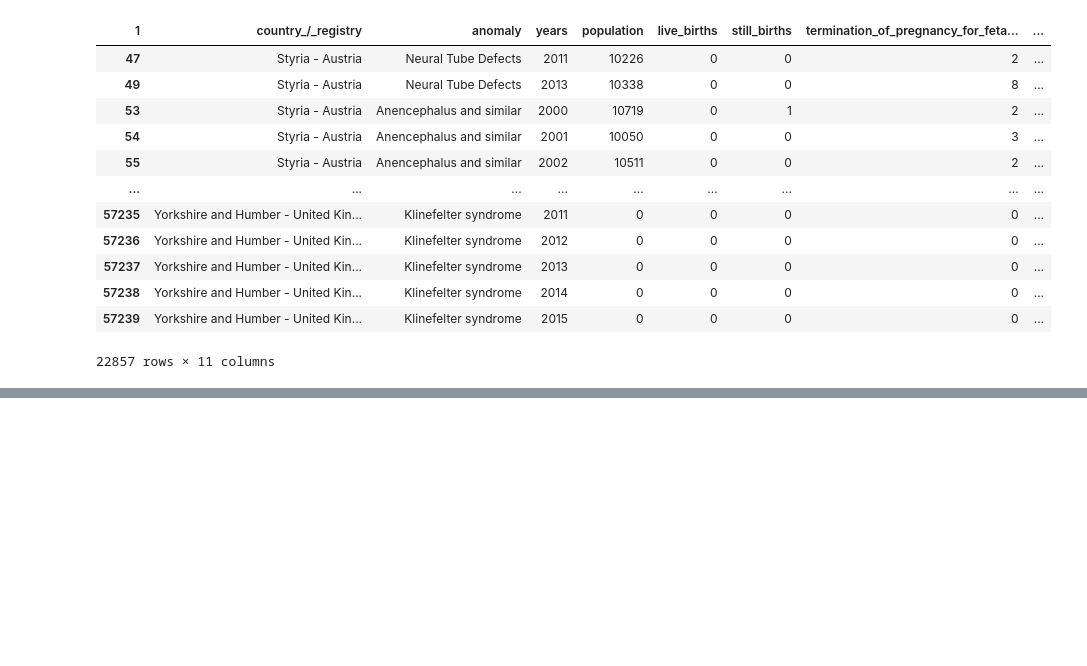
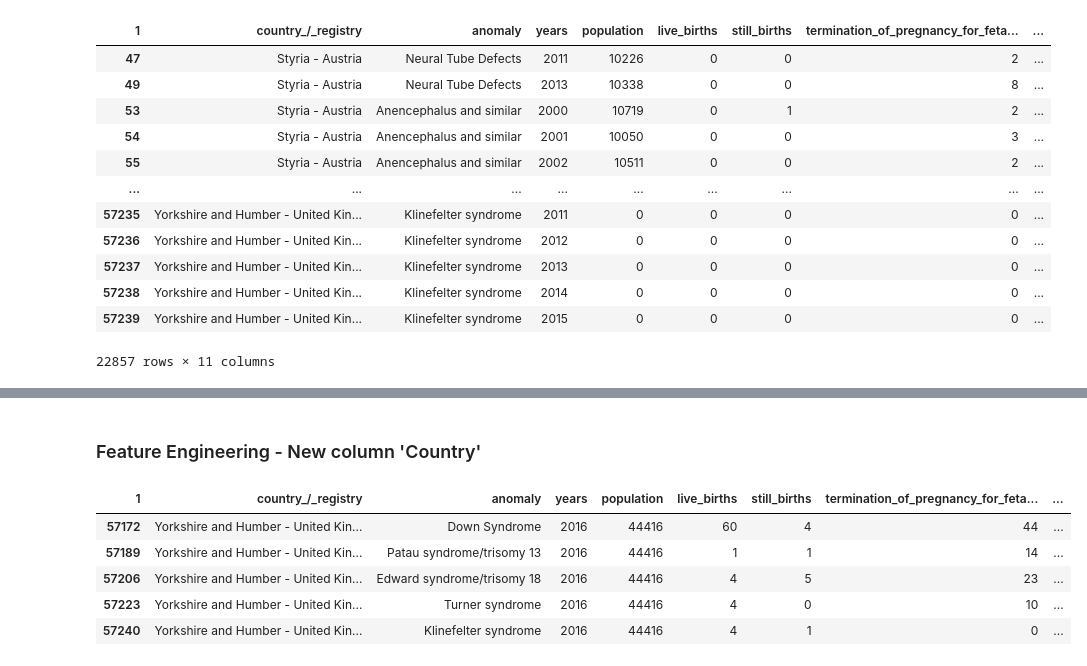
Before and after one commit to dayosango/eu_congenital_anomalies, a Jupyter notebook: Data_cleansing.ipynb, the cells around one changed output, grey strips where cells are left out. Cells and saved outputs as stored; diff of their text form; code cells hidden in the pictures; blank space fills up the shorter version.

```diff
--- a/Data_cleansing.ipynb
+++ b/Data_cleansing.ipynb
@@ -463,0 +489,6 @@ df.tail(20)
+# %%
+df['country_/_registry'] = df['country_/_registry'].map(lambda x: x.replace('South West England - United Kingdom ¹²', 'South West England - United Kingdom'))
+# %%
+df['country_/_registry'] = df['country_/_registry'].map(lambda x: x.replace('West Midlands - United Kingdom ¹³', 'West Midlands - United Kingdom'))
+# %%
+df['country_/_registry'] = df['country_/_registry'].map(lambda x: x.replace('Yorkshire and Humber - United Kingdom ¹⁴', 'Yorkshire and Humber - United Kingdom'))
@@ -463,0 +504,13 @@ df.tail(20)
+# %% [markdown]
+### Feature Engineering - New column 'Country'
+# %%
+df['country'] = df['country_/_registry'].str.split('-', 1).str[1]
+# %%
+df.tail()
+# %% [output]
+| 1 | country_/_registry | anomaly | years | population | live_births | still_births | termination_of_pregnancy_for_feta... | ... |
+| 57172 | Yorkshire and Humber - United Kin... | Down Syndrome | 2016 | 44416 | 60 | 4 | 44 | ... |
+| 57189 | Yorkshire and Humber - United Kin... | Patau syndrome/trisomy 13 | 2016 | 44416 | 1 | 1 | 14 | ... |
+| 57206 | Yorkshire and Humber - United Kin... | Edward syndrome/trisomy 18 | 2016 | 44416 | 4 | 5 | 23 | ... |
+| 57223 | Yorkshire and Humber - United Kin... | Turner syndrome | 2016 | 44416 | 4 | 0 | 10 | ... |
+| 57240 | Yorkshire and Humber - United Kin... | Klinefelter syndrome | 2016 | 44416 | 4 | 1 | 0 | ... |
```
Also changed, not shown: parts of 40 cells of this notebook.
